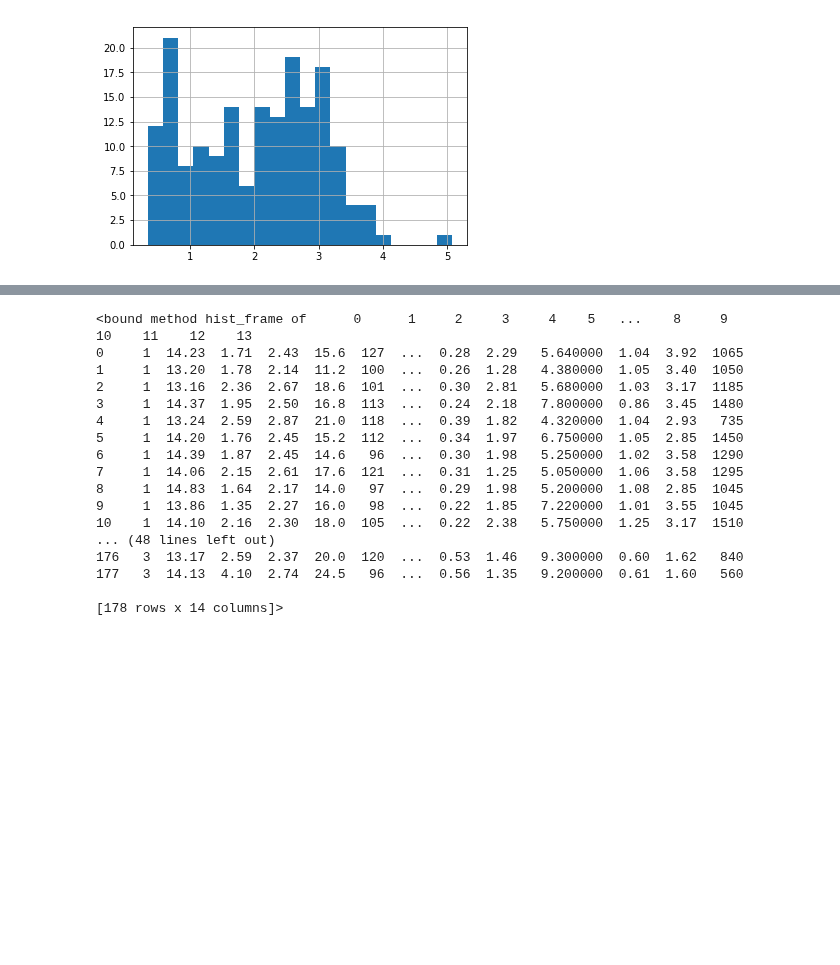
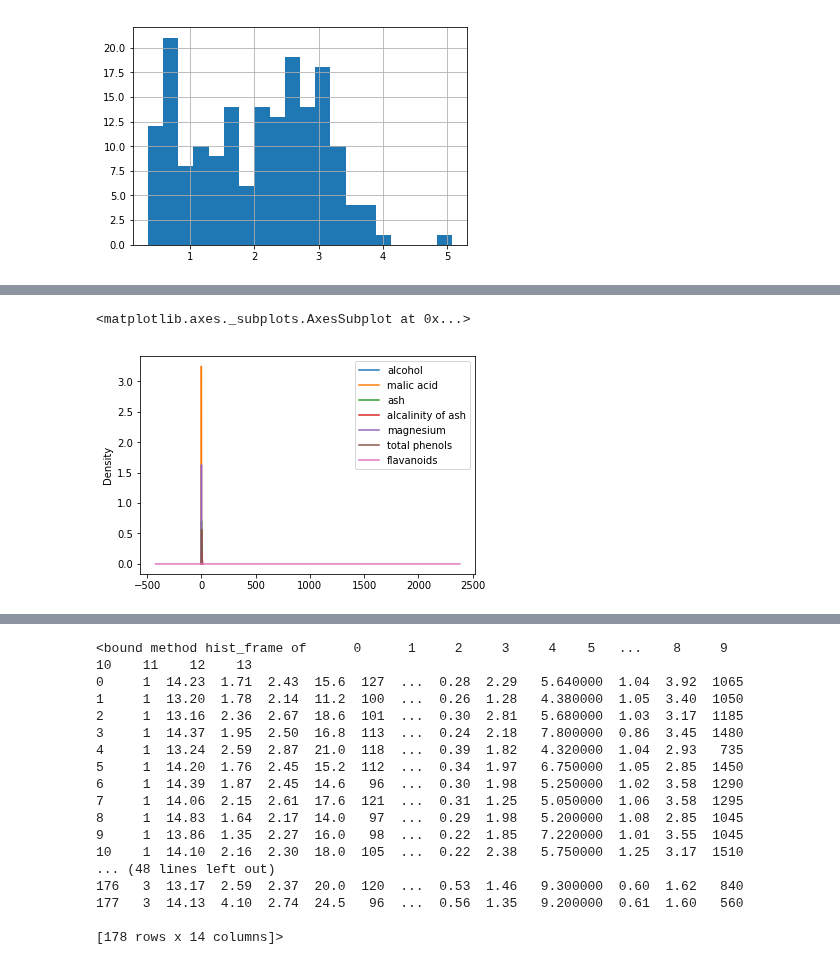
Before and after one commit to HeyLaxmi/DS-Unit-1-Sprint-1-Dealing-With-Data, a Jupyter notebook: Copy_of_LS_DS_112_Loading_Data.ipynb, the cells around one changed output, grey strips where cells are left out. Saved outputs shown, nothing was run; the diff lists cells and outputs as text; code cells hidden in the pictures; blank space fills up the shorter version.

```diff
--- a/Copy_of_LS_DS_112_Loading_Data.ipynb
+++ b/Copy_of_LS_DS_112_Loading_Data.ipynb
@@ -421,0 +433,5 @@ wine_data.alcohol.hist(bins=20);
+# %%
+wine_data.plot.kde()
+# %% [output]
+<matplotlib.axes._subplots.AxesSubplot at 0x...>
+[figure, added]
```
Also changed, not shown: parts of 5 cells of this notebook.
